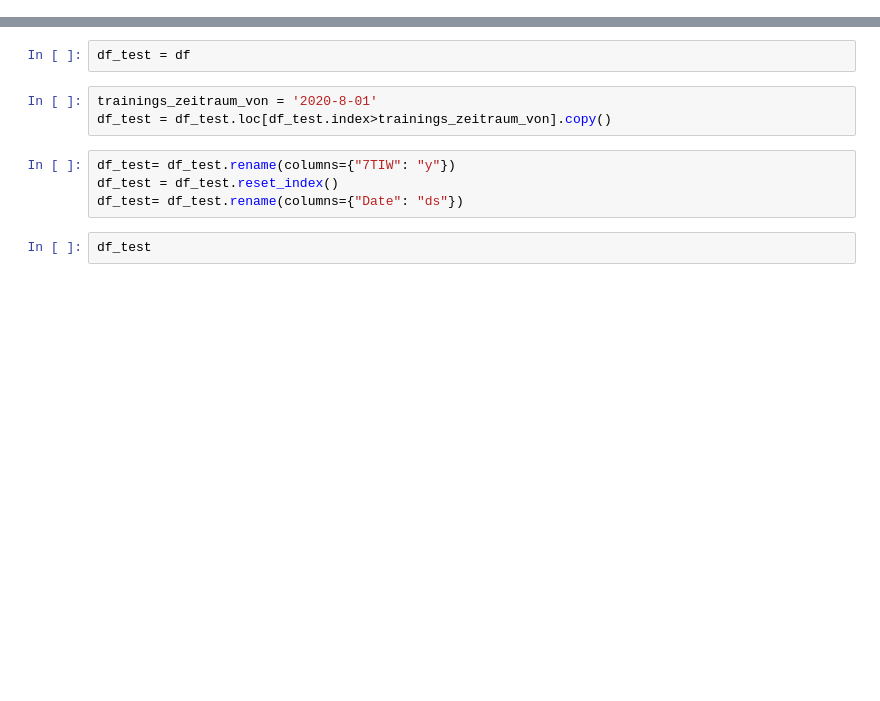
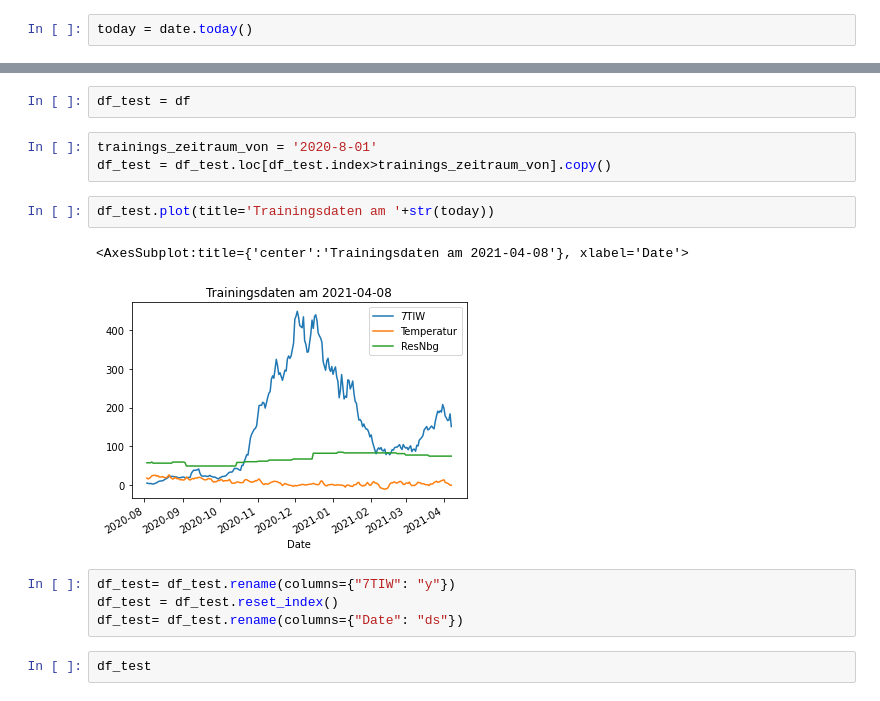
Before and after one commit to jokus-pokus/Gesundheitsamt, a Jupyter notebook: Modellierung_Prophet.ipynb, the cells around one changed output, grey strips where cells are left out. Cells and saved outputs as stored; diff of their text form; blank space fills up the shorter version.

Commit message:
Modelling + Dates nbg

```diff
--- a/Modellierung_Prophet.ipynb
+++ b/Modellierung_Prophet.ipynb
@@ -10,3 +8,5 @@ Today's date: 2021-04-04
+# %%
+today = date.today()
 # %%
 df = DatenVerarbeitung()
 # %% [output]
@@ -19,6 +19,11 @@ df_test = df
 # %%
 trainings_zeitraum_von = '2020-8-01'
 df_test = df_test.loc[df_test.index>trainings_zeitraum_von].copy()
+# %%
+df_test.plot(title='Trainingsdaten am '+str(today))
+# %% [output]
+<AxesSubplot:title={'center':'Trainingsdaten am 2021-04-08'}, xlabel='Date'>
+[figure, added]
 # %%
 df_test= df_test.rename(columns={"7TIW": "y"})
 df_test = df_test.reset_index()
```
Also changed, not shown: parts of 7 cells of this notebook, 1 other file.
